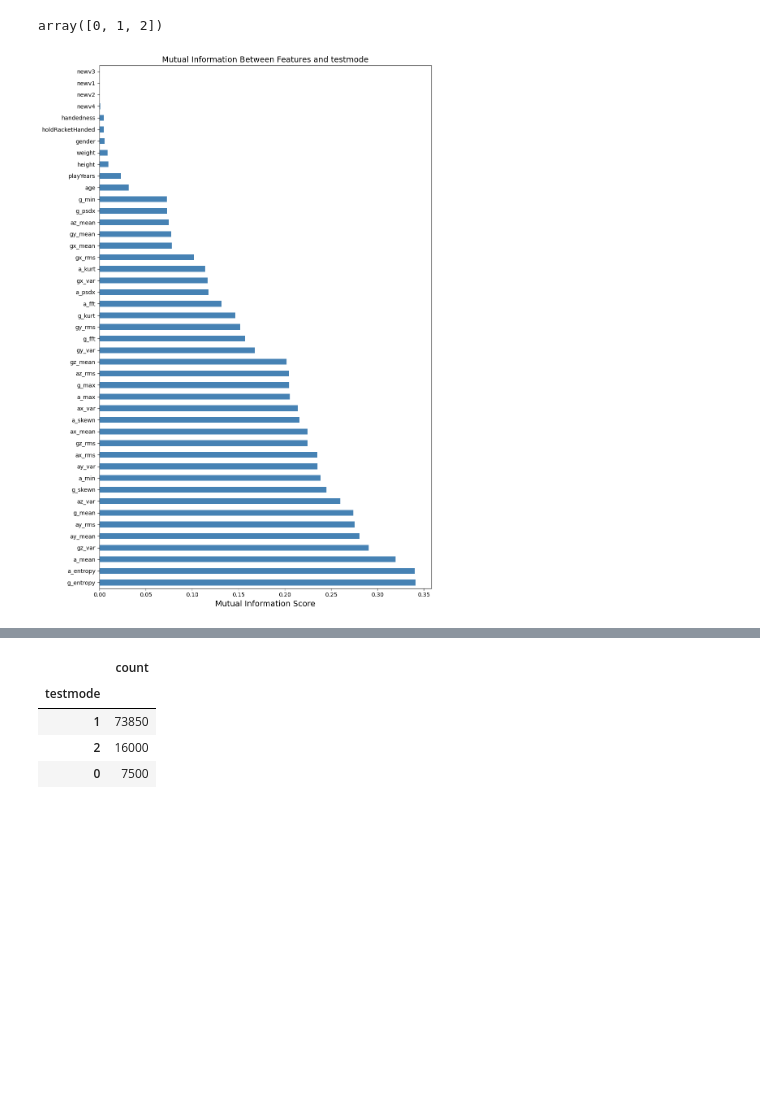
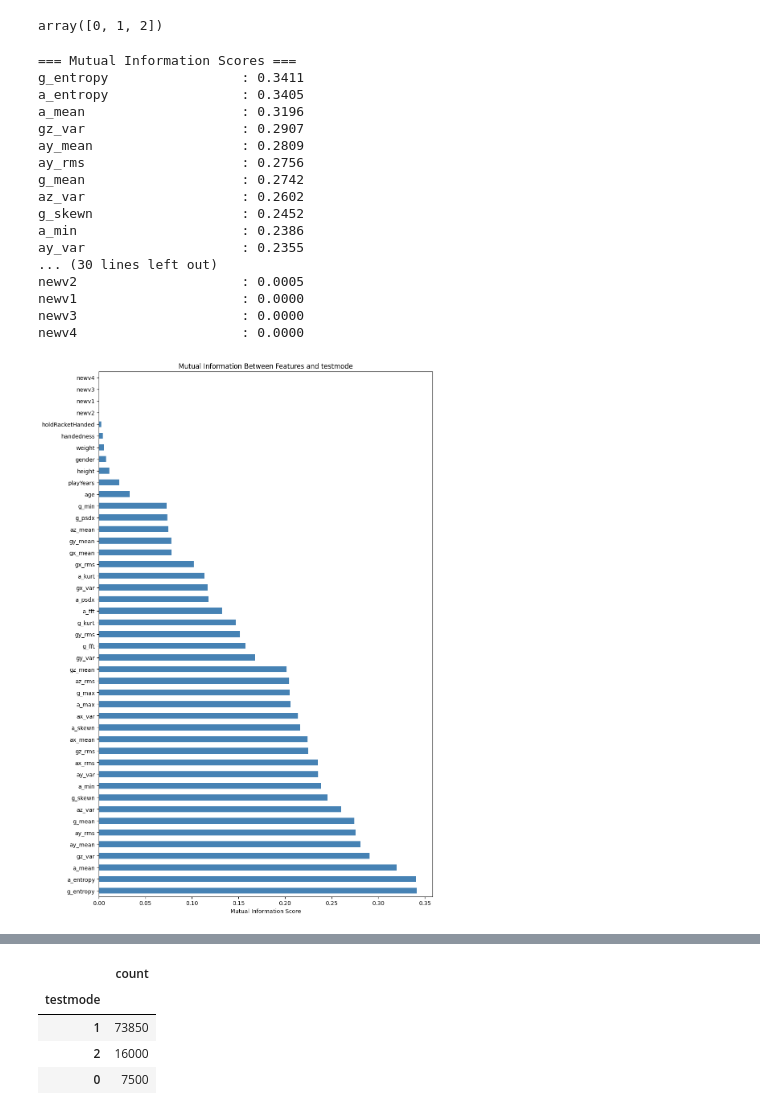
Before and after one commit to Renee0330/bob_study_allFiles, a Jupyter notebook: untitled1.ipynb, the cells around one changed output, grey strips where cells are left out. Cells and saved outputs as stored; diff of their text form; code cells hidden in the pictures; blank space fills up the shorter version.

```diff
--- a/untitled1.ipynb
+++ b/untitled1.ipynb
@@ -139,26 +139,48 @@ array([0, 1, 2])
 # %%
 # === 提取特征 X 和标签 y ===
 X = ttswing.drop(columns=['testmode'])
 y = ttswing['testmode']
 
 # === 特征标准化===
 scaler = StandardScaler()
 X_scaled = scaler.fit_transform(X)
 
 # === 计算互信息 ===
 mi_scores = mutual_info_classif(X_scaled, y, discrete_features='auto')
 mi_series = pd.Series(mi_scores, index=X.columns).sort_values(ascending=False)
 
+# 输出互信息得分到控制台
+print("\n=== Mutual Information Scores ===")
+for feature, score in mi_series.items():
+    print(f"{feature:<25} : {score:.4f}")
+
 plt.figure(figsize=(10, 14))
 mi_series.plot(kind='barh', color='steelblue')
 
 plt.title("Mutual Information Between Features and testmode")
 plt.xlabel("Mutual Information Score")
 plt.tight_layout()
 save_fig("mutual_information_scores")
 plt.show()
 # %% [output]
+=== Mutual Information Scores ===
+g_entropy                 : 0.3411
+a_entropy                 : 0.3405
+a_mean                    : 0.3196
+gz_var                    : 0.2907
+ay_mean                   : 0.2809
+ay_rms                    : 0.2756
+g_mean                    : 0.2742
+az_var                    : 0.2602
+g_skewn                   : 0.2452
+a_min                     : 0.2386
+ay_var                    : 0.2355
+... (30 lines left out)
+newv2                     : 0.0005
+newv1                     : 0.0000
+newv3                     : 0.0000
+newv4                     : 0.0000
-[figure, old version]
+[figure, new version]
 # %%
 ttswing = ttswing.drop(columns=['newv1', 'newv2', 'newv3', 'newv4', 'age', 'gender', 'playYears', 'height', 'weight', 'handedness', 'holdRacketHanded'])
 X = ttswing.drop(columns=['testmode'])
```
Also changed, not shown: parts of 6 cells of this notebook.
